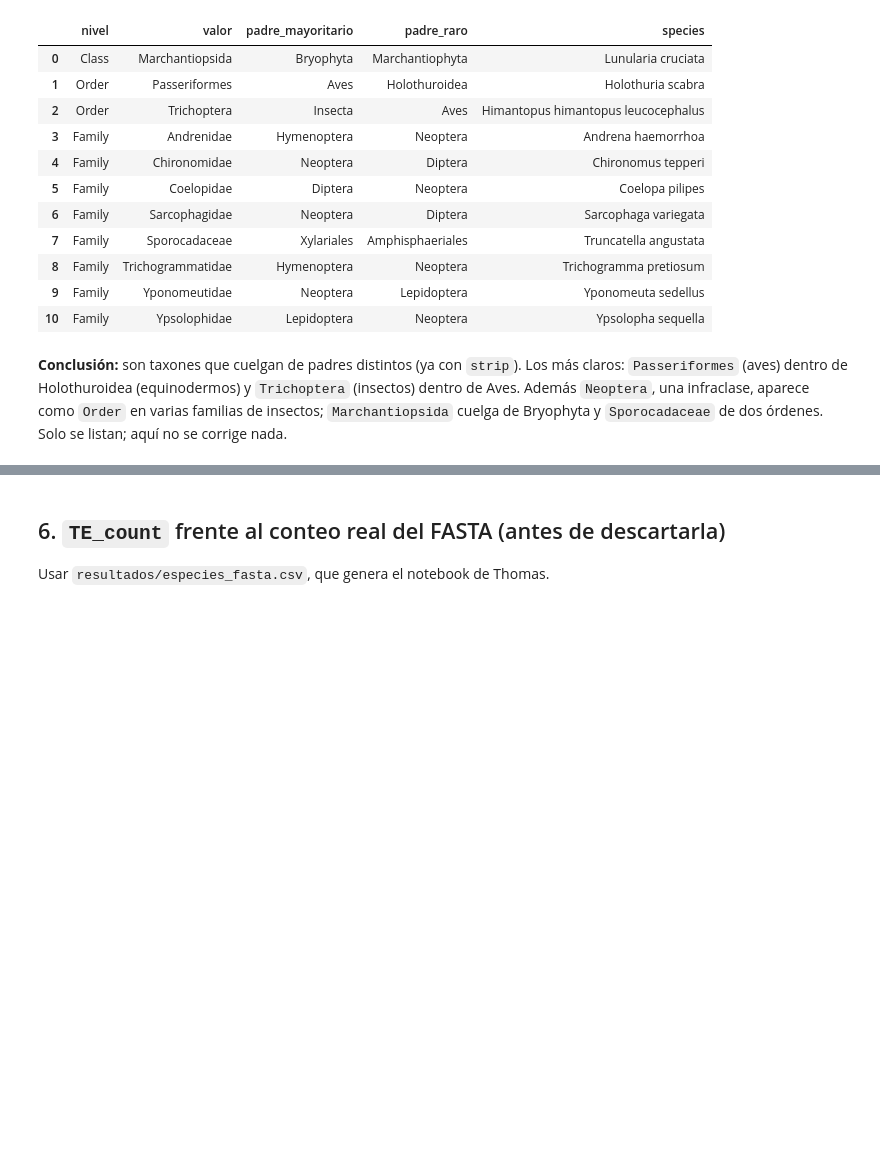
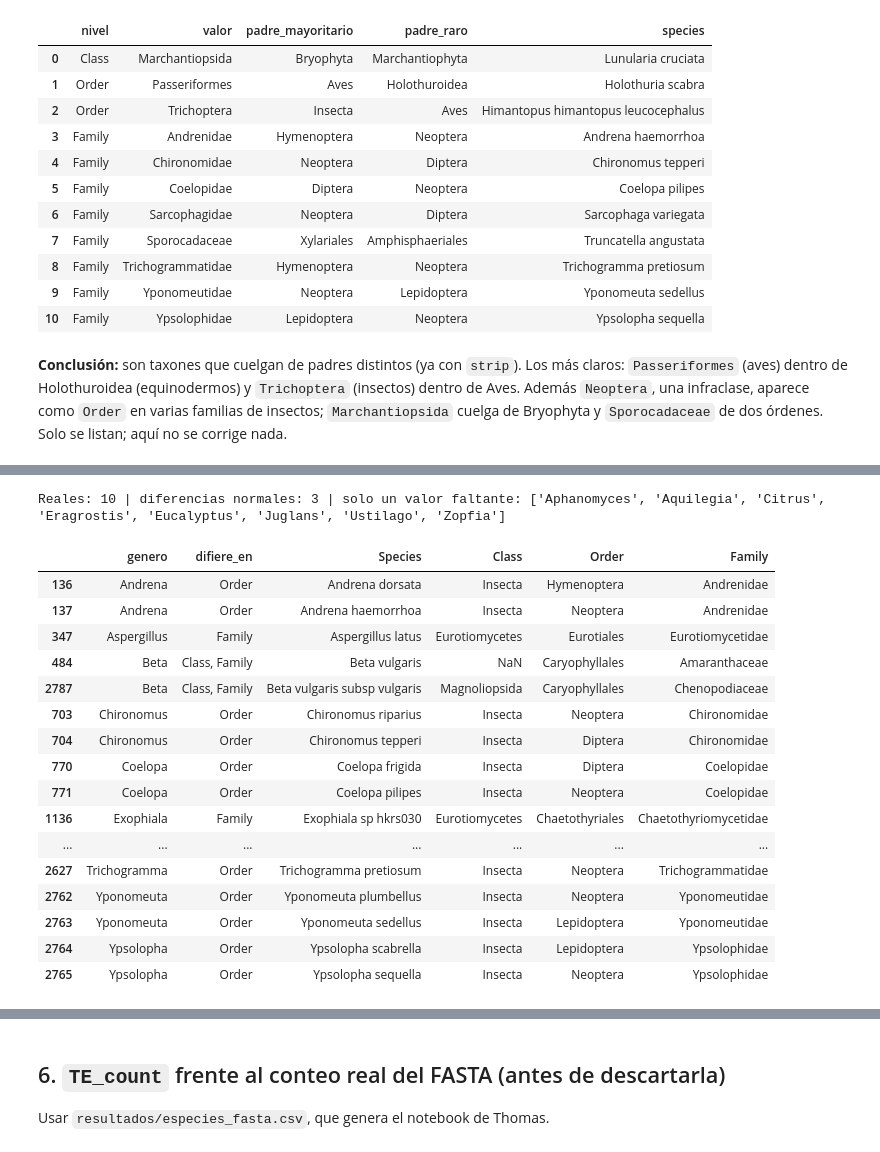
Before and after one commit to ThomasToro/transposable-elements-db, a Jupyter notebook: notebooks/00_exploracion_csv.ipynb, the cells around one changed output, grey strips where cells are left out. Saved outputs shown, nothing was run; the diff lists cells and outputs as text; code cells hidden in the pictures; blank space fills up the shorter version.

```diff
--- a/notebooks/00_exploracion_csv.ipynb
+++ b/notebooks/00_exploracion_csv.ipynb
@@ -251,0 +289,43 @@ sospechosas
+# %%
+# Clasificación manual de los 21 géneros (revisada contra la taxonomía actual)
+REALES = {
+    "Beta": "Misma especie con dos familias (Amaranthaceae / Chenopodiaceae, sinónimos en APG) y Class vacía en una",
+    "Andrena": "Order = Neoptera (infraclase), debería ser Hymenoptera",
+    "Trichogramma": "Order = Neoptera (infraclase), debería ser Hymenoptera",
+    "Chironomus": "Order = Neoptera (infraclase), debería ser Diptera",
+    "Coelopa": "Order = Neoptera (infraclase), debería ser Diptera",
+    "Sarcophaga": "Order = Neoptera (infraclase), debería ser Diptera",
+    "Yponomeuta": "Order = Neoptera (infraclase), debería ser Lepidoptera",
+    "Ypsolopha": "Order = Neoptera (infraclase), debería ser Lepidoptera",
+    "Aspergillus": "A. latus con Family = Eurotiomycetidae (subclase), las demás Aspergillaceae",
+    "Exophiala": "E. sp hkrs030 con Family = Chaetothyriomycetidae (subclase), las demás Herpotrichiellaceae",
+}
+NORMALES = {
+    "Athelia": "A. rolfsii se reclasificó (Agroathelia, Amylocorticiales); el nombre conserva el género antiguo",
+    "Agrocybe": "A. aegerita se reclasificó (Cyclocybe, Tubariaceae)",
+    "Candida": "Género polifilético: C. arabinofermentans pertenece a Pichiaceae",
+}
+SOLO_FALTANTES = sorted(set(por_genero["genero"]) - set(REALES) - set(NORMALES))
+assert set(REALES) | set(NORMALES) | set(SOLO_FALTANTES) == set(por_genero["genero"])
+print("Reales:", len(REALES), "| diferencias normales:", len(NORMALES), "| solo un valor faltante:", SOLO_FALTANTES)
+genero_real = por_genero[por_genero["genero"].isin(REALES)]
+genero_real
+# %% [output]
+Reales: 10 | diferencias normales: 3 | solo un valor faltante: ['Aphanomyces', 'Aquilegia', 'Citrus', 'Eragrostis', 'Eucalyptus', 'Juglans', 'Ustilago', 'Zopfia']
+|  | genero | difiere_en | Species | Class | Order | Family |
+| 136 | Andrena | Order | Andrena dorsata | Insecta | Hymenoptera | Andrenidae |
+| 137 | Andrena | Order | Andrena haemorrhoa | Insecta | Neoptera | Andrenidae |
+| 347 | Aspergillus | Family | Aspergillus latus | Eurotiomycetes | Eurotiales | Eurotiomycetidae |
+| 484 | Beta | Class, Family | Beta vulgaris | NaN | Caryophyllales | Amaranthaceae |
+| 2787 | Beta | Class, Family | Beta vulgaris subsp vulgaris | Magnoliopsida | Caryophyllales | Chenopodiaceae |
+| 703 | Chironomus | Order | Chironomus riparius | Insecta | Neoptera | Chironomidae |
+| 704 | Chironomus | Order | Chironomus tepperi | Insecta | Diptera | Chironomidae |
+| 770 | Coelopa | Order | Coelopa frigida | Insecta | Diptera | Coelopidae |
+| 771 | Coelopa | Order | Coelopa pilipes | Insecta | Neoptera | Coelopidae |
+| 1136 | Exophiala | Family | Exophiala sp hkrs030 | Eurotiomycetes | Chaetothyriales | Chaetothyriomycetidae |
+| ... | ... | ... | ... | ... | ... | ... |
+| 2627 | Trichogramma | Order | Trichogramma pretiosum | Insecta | Neoptera | Trichogrammatidae |
+| 2762 | Yponomeuta | Order | Yponomeuta plumbellus | Insecta | Neoptera | Yponomeutidae |
+| 2763 | Yponomeuta | Order | Yponomeuta sedellus | Insecta | Lepidoptera | Yponomeutidae |
+| 2764 | Ypsolopha | Order | Ypsolopha scabrella | Insecta | Lepidoptera | Ypsolophidae |
+| 2765 | Ypsolopha | Order | Ypsolopha sequella | Insecta | Neoptera | Ypsolophidae |
```
Also changed, not shown: parts of 4 cells of this notebook, 4 other files.
